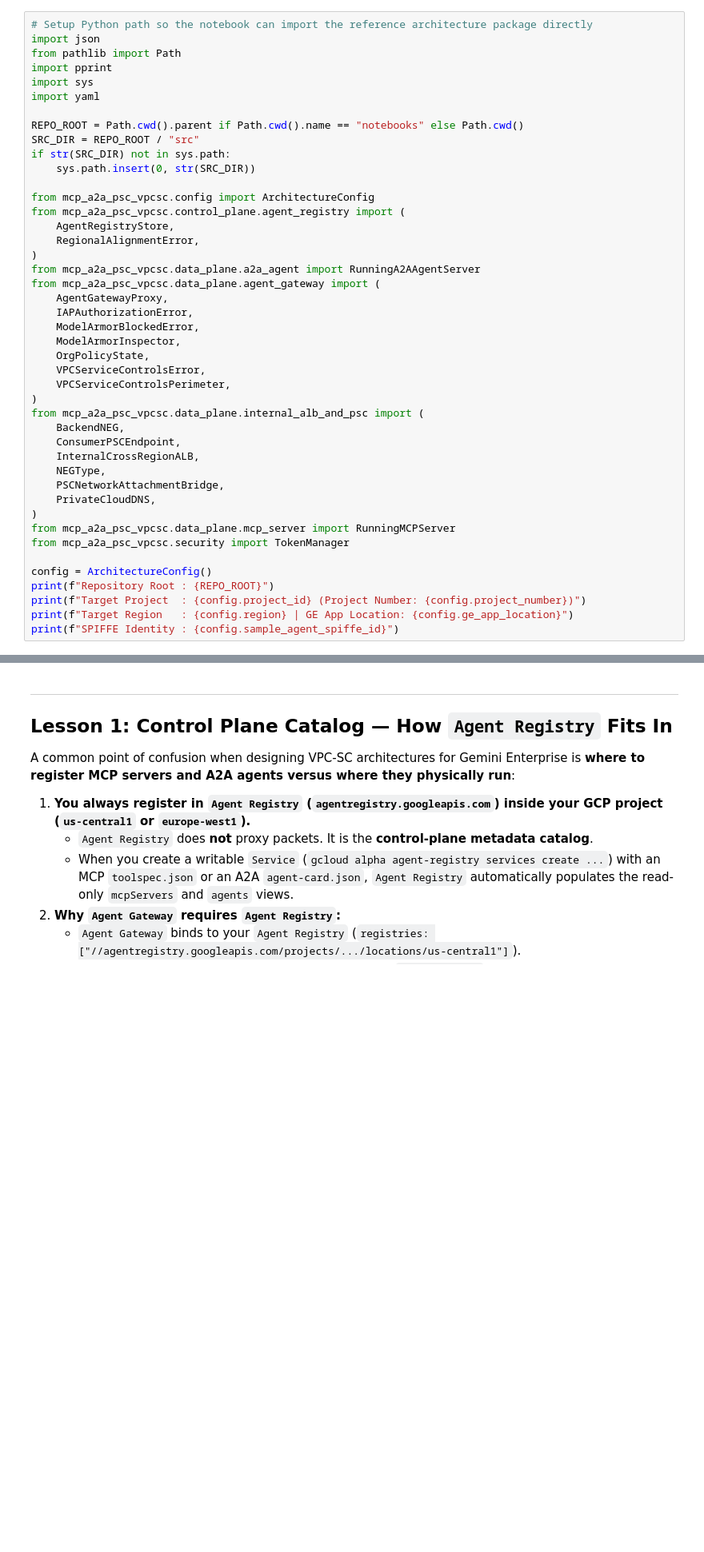
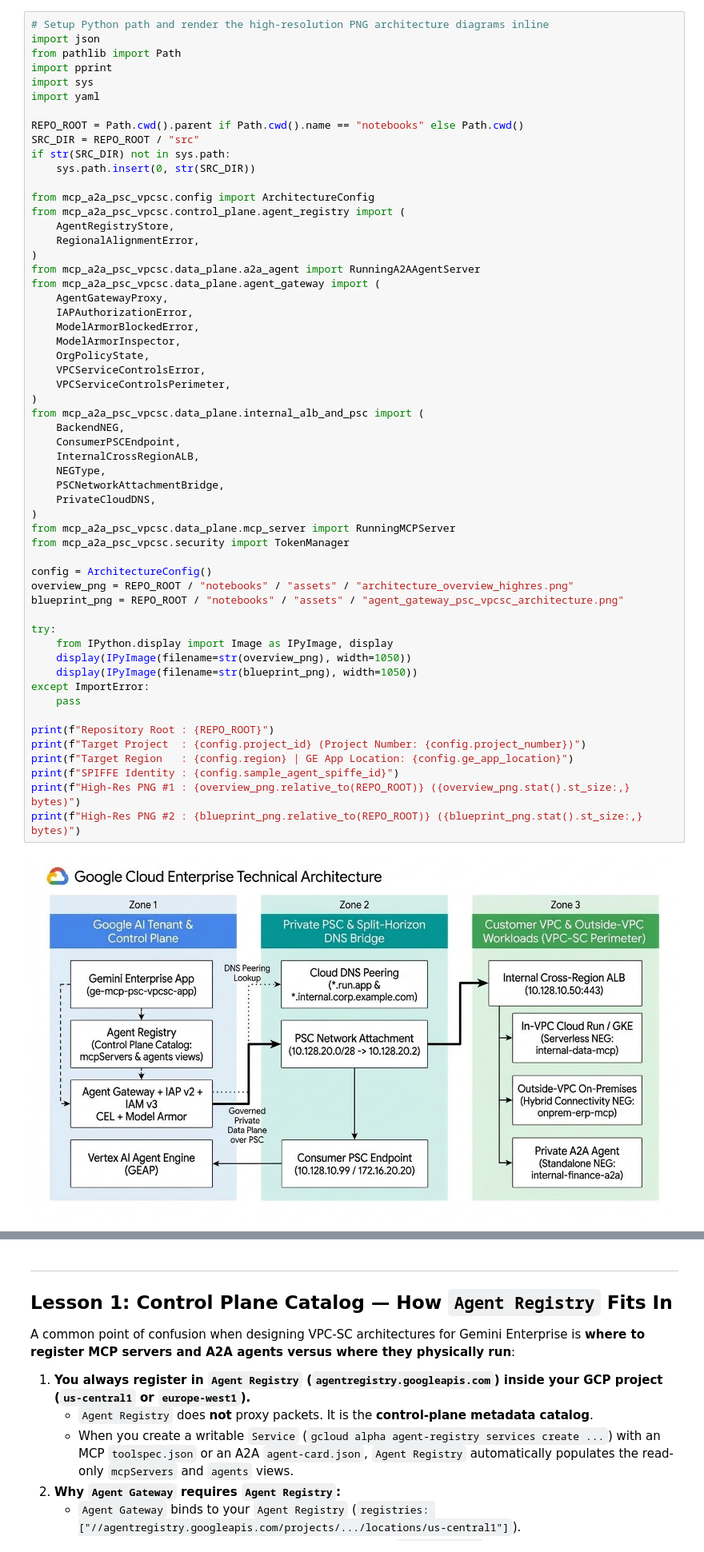
Before and after one commit to jswortz/mcp-a2a-psc-vpcsc, a Jupyter notebook: notebooks/agent_gateway_mcp_a2a_psc_vpcsc_tutorial.ipynb, the cells around one changed output, grey strips where cells are left out. Shown at 80% size. Saved outputs shown, nothing was run; the diff lists cells and outputs as text; blank space fills up the shorter version.

Commit message:
Render and embed high-resolution PNG architecture diagrams in tutorial notebook

```diff
--- a/notebooks/agent_gateway_mcp_a2a_psc_vpcsc_tutorial.ipynb
+++ b/notebooks/agent_gateway_mcp_a2a_psc_vpcsc_tutorial.ipynb
@@ -56,5 +29,5 @@ flowchart LR
 # %%
-# Setup Python path so the notebook can import the reference architecture package directly
+# Setup Python path and render the high-resolution PNG architecture diagrams inline
 import json
 from pathlib import Path
 import pprint
@@ -70,30 +43,44 @@ from mcp_a2a_psc_vpcsc.config import ArchitectureConfig
 from mcp_a2a_psc_vpcsc.control_plane.agent_registry import (
     AgentRegistryStore,
     RegionalAlignmentError,
 )
 from mcp_a2a_psc_vpcsc.data_plane.a2a_agent import RunningA2AAgentServer
 from mcp_a2a_psc_vpcsc.data_plane.agent_gateway import (
     AgentGatewayProxy,
     IAPAuthorizationError,
     ModelArmorBlockedError,
     ModelArmorInspector,
     OrgPolicyState,
     VPCServiceControlsError,
     VPCServiceControlsPerimeter,
 )
 from mcp_a2a_psc_vpcsc.data_plane.internal_alb_and_psc import (
     BackendNEG,
     ConsumerPSCEndpoint,
     InternalCrossRegionALB,
     NEGType,
     PSCNetworkAttachmentBridge,
     PrivateCloudDNS,
 )
 from mcp_a2a_psc_vpcsc.data_plane.mcp_server import RunningMCPServer
 from mcp_a2a_psc_vpcsc.security import TokenManager
 
 config = ArchitectureConfig()
+overview_png = REPO_ROOT / "notebooks" / "assets" / "architecture_overview_highres.png"
+blueprint_png = REPO_ROOT / "notebooks" / "assets" / "agent_gateway_psc_vpcsc_architecture.png"
+
+try:
+    from IPython.display import Image as IPyImage, display
+    display(IPyImage(filename=str(overview_png), width=1050))
+    display(IPyImage(filename=str(blueprint_png), width=1050))
+except ImportError:
+    pass
+
 print(f"Repository Root : {REPO_ROOT}")
 print(f"Target Project  : {config.project_id} (Project Number: {config.project_number})")
 print(f"Target Region   : {config.region} | GE App Location: {config.ge_app_location}")
 print(f"SPIFFE Identity : {config.sample_agent_spiffe_id}")
+print(f"High-Res PNG #1 : {overview_png.relative_to(REPO_ROOT)} ({overview_png.stat().st_size:,} bytes)")
+print(f"High-Res PNG #2 : {blueprint_png.relative_to(REPO_ROOT)} ({blueprint_png.stat().st_size:,} bytes)")
+# %% [output]
+[figure, added]
```
Also changed, not shown: parts of 9 cells of this notebook, 4 other files.
